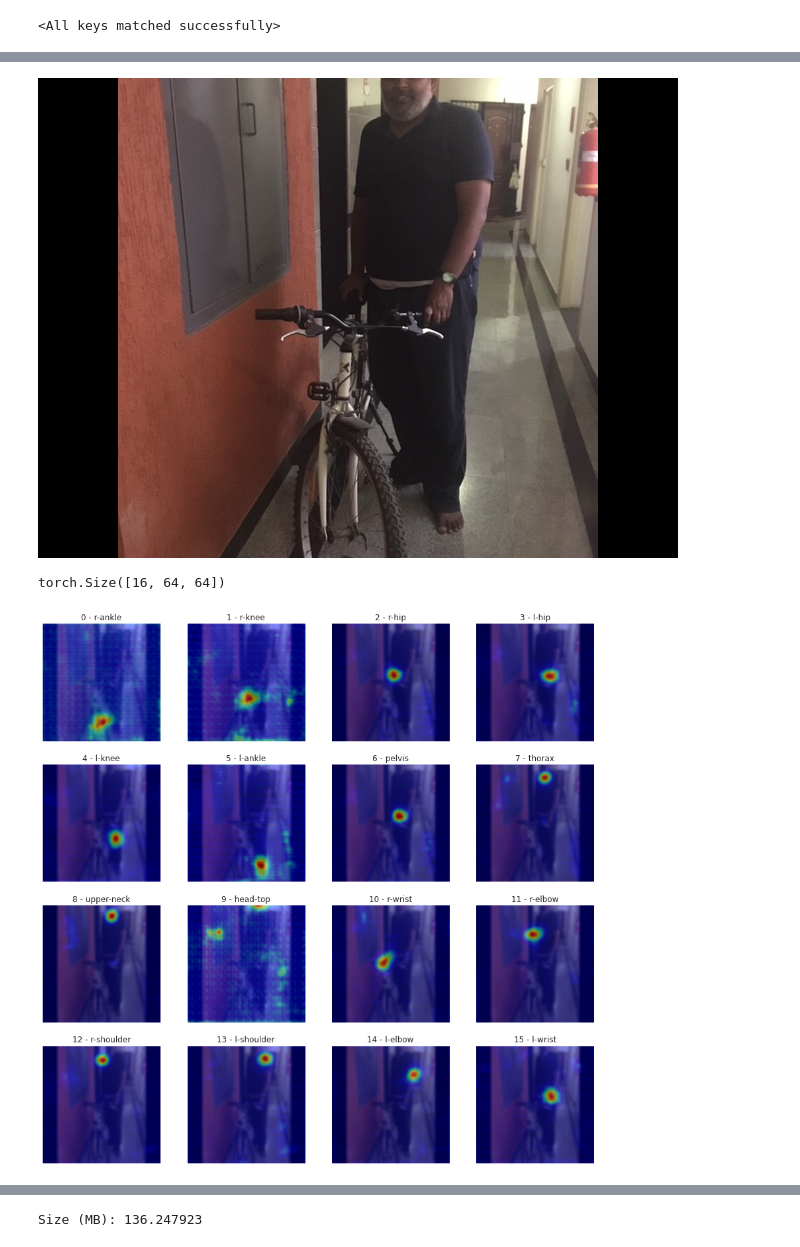
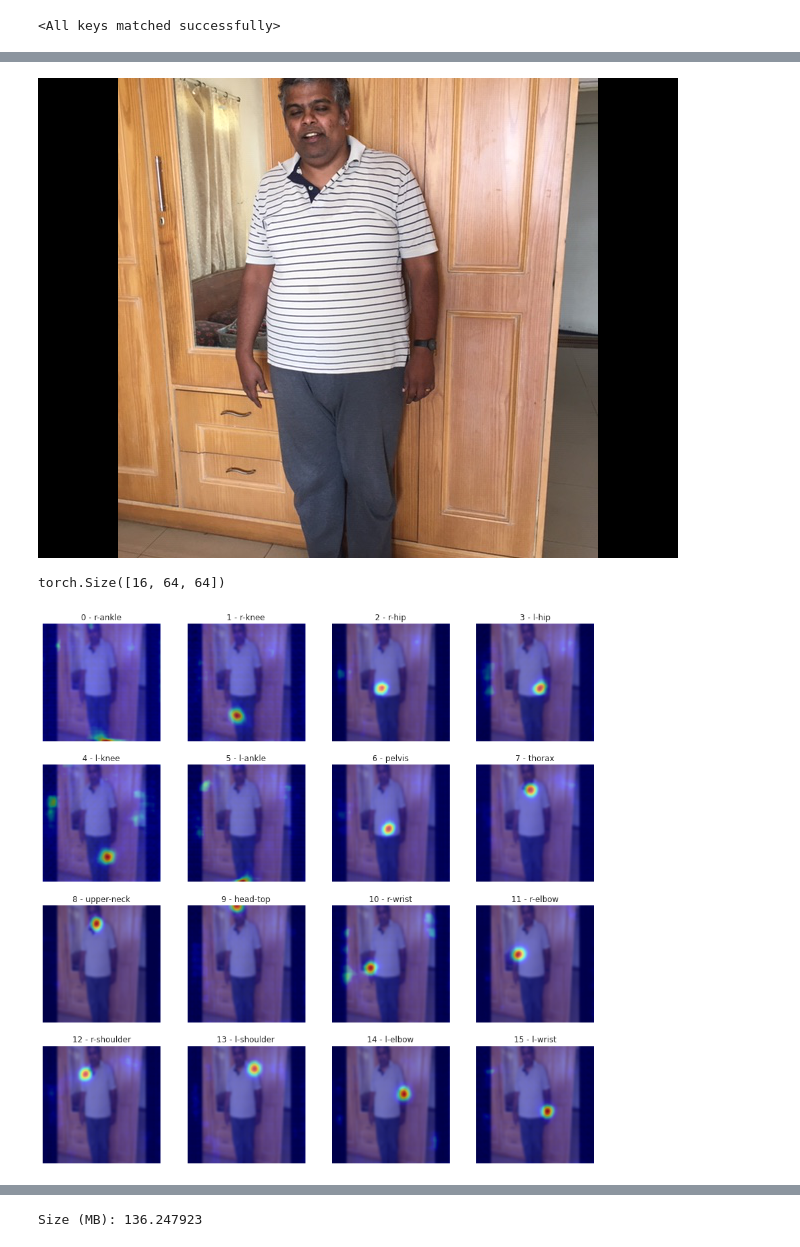
Before and after one commit to seenu-g/eva4-2, a Jupyter notebook: week5/HumanPoseEstimation_ONNX_Quant.ipynb, the cells around one changed output, grey strips where cells are left out. Saved outputs shown, nothing was run; the diff lists cells and outputs as text; code cells hidden in the pictures.

```diff
--- a/week5/HumanPoseEstimation_ONNX_Quant.ipynb
+++ b/week5/HumanPoseEstimation_ONNX_Quant.ipynb
@@ -135,11 +109,11 @@ srini-pose.jpg      100%[===================>]  86.66K  --.-KB/s    in 0.03s
 # %%
-IMAGE_FILE = 'srini-pose.jpg'
+IMAGE_FILE = 'IMG_2319.JPG'
 image = Image.open(IMAGE_FILE)
 image = image.convert('RGB')
 image= image.rotate(270)
 image
 # %% [output]
-[figure, old version]
+[figure, new version]
 # %%
 transform = T.Compose([
                        T.Resize((256, 256)),
@@ -200,7 +174,7 @@ for idx, pose_layer in enumerate(get_detached(output)):
     plt.axis('off')
 plt.show()
 # %% [output]
-[figure, old version]
+[figure, new version]
 # %%
 plt.figure(figsize=(8, 8))
 plt.imshow(image.resize((OUT_WIDTH, OUT_HEIGHT)), cmap='gray', interpolation='bicubic')
```
Also changed, not shown: parts of 10 cells of this notebook.
